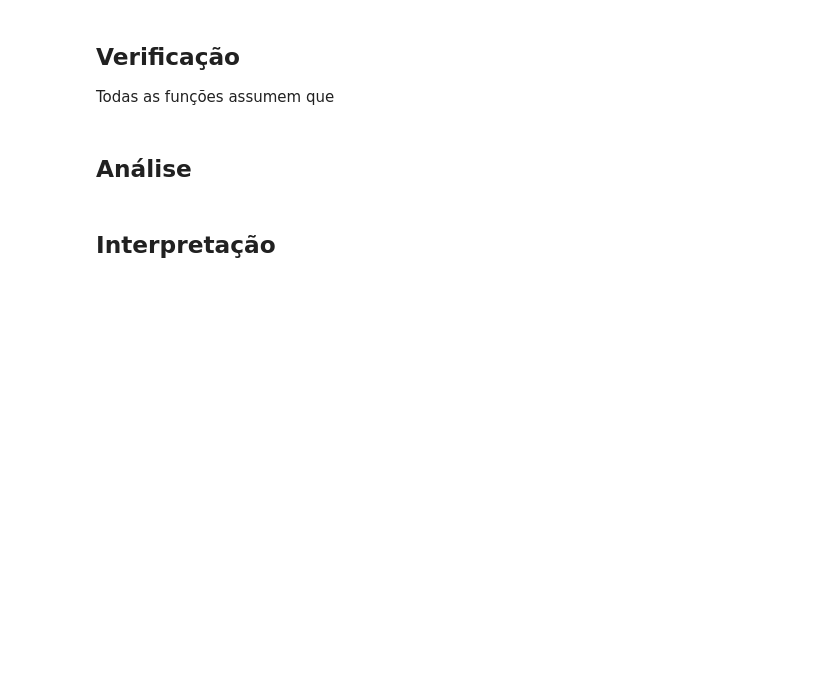
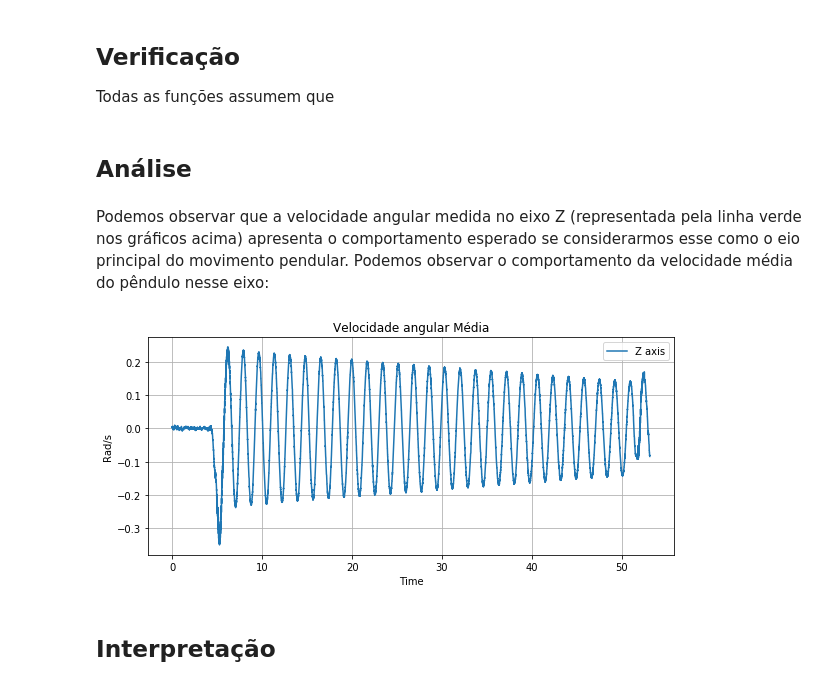
Before and after one commit to caiotda/MAC209, a Jupyter notebook: EP2/ep02.ipynb, the cells around one changed output. Cells and saved outputs as stored; diff of their text form; code cells hidden in the pictures; blank space fills up the shorter version.

Commit message:
plot media das velocidades pendulo

```diff
--- a/EP2/ep02.ipynb
+++ b/EP2/ep02.ipynb
@@ -31,11 +37,5 @@ import glob
 # %%
-names =[]
-for file in glob.glob("pendulo/*.csv"):   #armazena o titulo de cada arquivo em uma lista
-    names.append(file)
-
-names.sort()
-
-i = 0
+#Plots
 for i in range(len(names)):
     tbl = pd.read_csv(names[i])
     tbl.head()
@@ -62,6 +62,34 @@ for i in range(len(names)):
 Todas as funções assumem que
 # %% [markdown]
 ## Análise
+# %% [markdown]
+Podemos observar que a velocidade angular medida no eixo Z (representada pela linha verde nos gráficos acima) apresenta o comportamento esperado se considerarmos esse como o eio principal do movimento pendular. Podemos observar o comportamento da velocidade média do pêndulo nesse eixo:
+# %%
+#leitura dos arquivos
+tbls = []
+for i in range(len(names)):
+    tbls.append(pd.read_csv(names[i]))
+
+#corta final do movimento para que todos tenham o mesmo comprimento
+for i in range(len(tbls)):
+    tbls[i] = tbls[i][:21532]
+
+#Calcula as médias
+tmed = (tbls[0]["wz"] + tbls[1]["wz"] + tbls[2]["wz"] + tbls[3]["wz"] + tbls[4]["wz"])/5
+
+#Plot
+tmed.head()
+fig = plt.figure(figsize=(32,4))
+plt.subplot(131)
+plt.grid(True)
+plt.xlabel("Time")
+plt.ylabel("Rad/s")
+plt.plot(tbls[0]["time"], tmed, label = "Z axis")
+plt.title("Velocidade angular Média")
+plt.legend()
+plt.show()
+# %% [output]
+[figure, added]
 # %% [markdown]
 ## Interpretação
 # %% [markdown]
```
Also changed, not shown: parts of 1 cell of this notebook.
